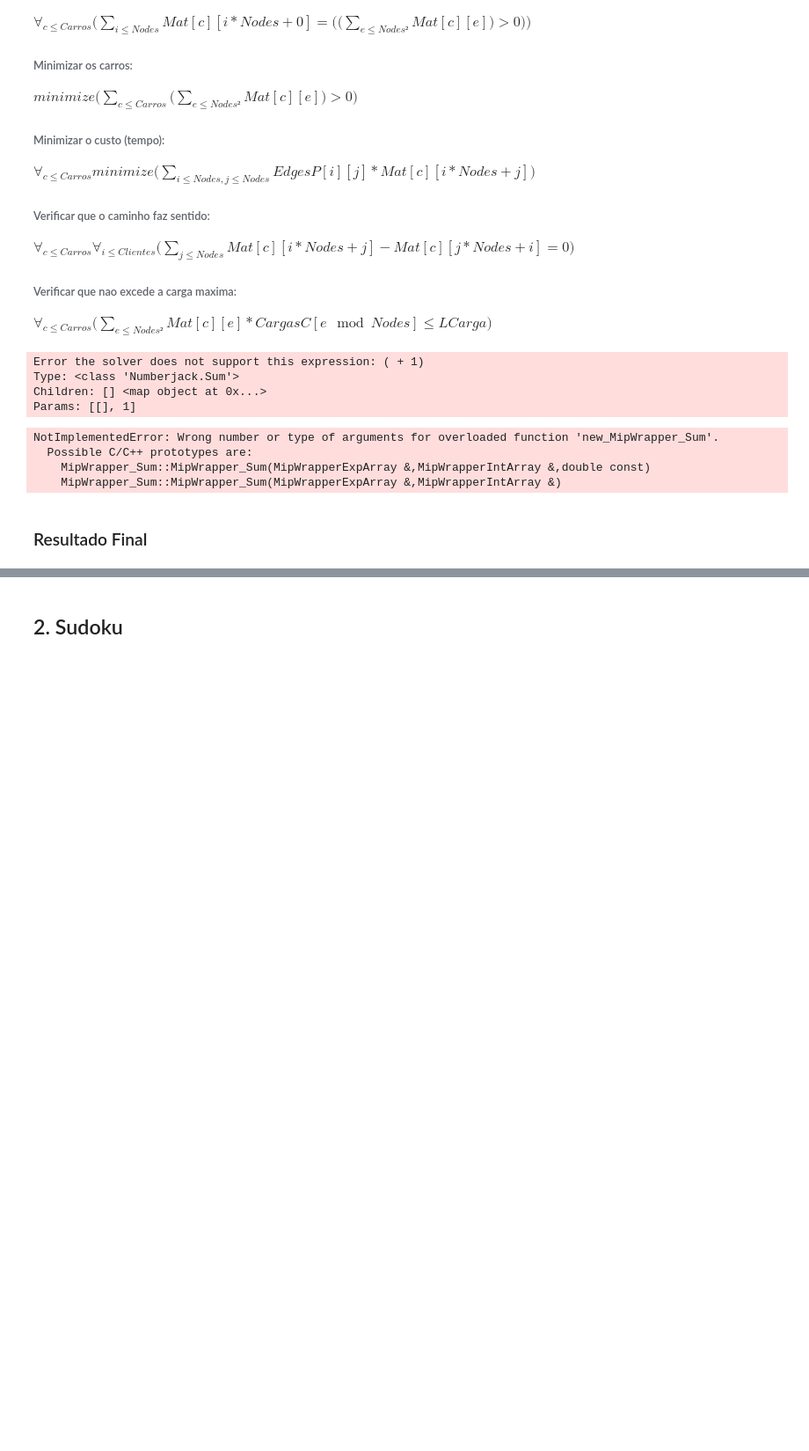
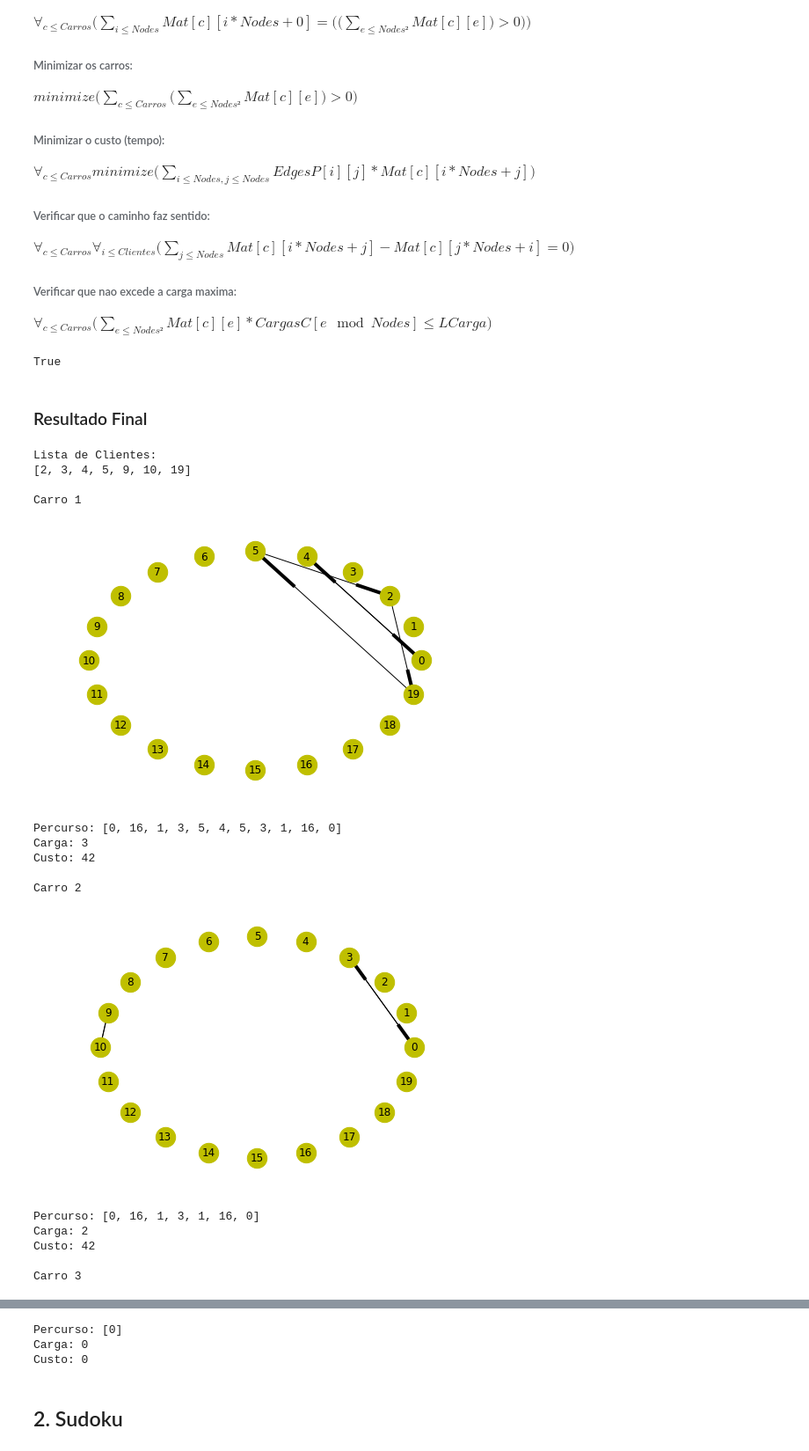
Before and after one commit to AJGQ/Log_Comp, a Jupyter notebook: Trab_1/GPS's e Sudoku's.ipynb, the cells around one changed output, grey strips where cells are left out. Shown at 88% size. Drawn from its saved outputs; the diff is of its cells as text; code cells hidden in the pictures; blank space fills up the shorter version.

```diff
--- a/Trab_1/GPS's e Sudoku's.ipynb
+++ b/Trab_1/GPS's e Sudoku's.ipynb
@@ -206,17 +206,19 @@ for c in range(Carros):
     #for i in range(1, Nodes):
      #   for j in range(1, Nodes):
       #      model.add( Mat[c][i*Nodes+j]+Mat[c][j*Nodes+i] <= 1 )
+
     u=[0]*Nodes
     u[0]=1
-    for i in range(Nodes):
-        for j in range(Nodes):
-            u[j]+= u[i]*Mat[c][i*Nodes+j]*(1-u[j])
+    for i in range(NumClientes):
+        for j in range(NumClientes):
+            u[j] = (u[i] > 0)*Mat[c][i*Nodes+j]*(u[j] == 0)*(u[i] + 1)
     #model.add(Sum([Mat[c][e] for e in range(Nodes**2)]) == Sum(u))
+'''
     for i in range(1,Nodes):
         for j in range(1,Nodes):
             model.add(u[i]-u[j]+Nodes*Mat[c][i*Nodes+j] <= Nodes-1)
-
-
+            #model.add( (u[i]>=u[j]) >= Mat[c][i*Nodes+j] )
+'''
 #Verificar que nao excede a carga maxima
 
 for c in range(Carros):
@@ -226,14 +228,7 @@ print()
 #print(model)
 model.load('SCIP').solve()
 # %% [output]
-Error the solver does not support this expression: ( + 1)
-Type: <class 'Numberjack.Sum'>
-Children: [] <map object at 0x...>
-Params: [[], 1]
+True
-NotImplementedError: Wrong number or type of arguments for overloaded function 'new_MipWrapper_Sum'.
-  Possible C/C++ prototypes are:
-    MipWrapper_Sum::MipWrapper_Sum(MipWrapperExpArray &,MipWrapperIntArray &,double const)
-    MipWrapper_Sum::MipWrapper_Sum(MipWrapperExpArray &,MipWrapperIntArray &)
 # %% [markdown]
 ### Resultado Final
 # %%
@@ -253,30 +248,50 @@ for c in range(Carros):
                 Gaux.add_edge(i,j)
 
     ntx.draw_shell(Gaux,arrows=True,node_size=500,node_color='y',with_labels=True)
     plt.show()
 
     atual = 0
     caminho = []
     c2 = []
 
     for i in range(Nodes):
         if(Mat[c][atual*Nodes + i].get_value() == 1):
             caminho = caminho + dic[atual][i]
             caminho.pop()
             atual = i
             c2.append(atual)
             break
     while(atual != 0):
         for i in range(Nodes):
             if(Mat[c][atual*Nodes + i].get_value() == 1):
                 caminho = caminho + dic[atual][i]
                 caminho.pop()
                 atual = i
                 c2.append(atual)
                 break
     caminho.append(0)
     print("Percurso:",caminho)
     carga = 0
     for c in c2:
         carga = carga + CargasC.get(c, 0)
     print("Carga:",carga)
+    custo = Sum([ EdgesP[i][j]*Mat[c][i*Nodes + j].get_value() for i in range(Nodes)\
+                                                               for j in range(Nodes)]).get_value()
+    print("Custo:",custo)
+# %% [output]
+Lista de Clientes:
+[2, 3, 4, 5, 9, 10, 19]
+
+Carro 1
+[figure, added]
+Percurso: [0, 16, 1, 3, 5, 4, 5, 3, 1, 16, 0]
+Carga: 3
+Custo: 42
+
+Carro 2
+[figure, added]
+Percurso: [0, 16, 1, 3, 1, 16, 0]
+Carga: 2
+Custo: 42
+
+Carro 3
@@ -283,3 +299,6 @@ for c in range(Carros):
+Percurso: [0]
+Carga: 0
+Custo: 0
 # %% [markdown]
 ## 2. Sudoku
 # %% [markdown]
```
Also changed, not shown: parts of 3 cells of this notebook, 1 other file.
